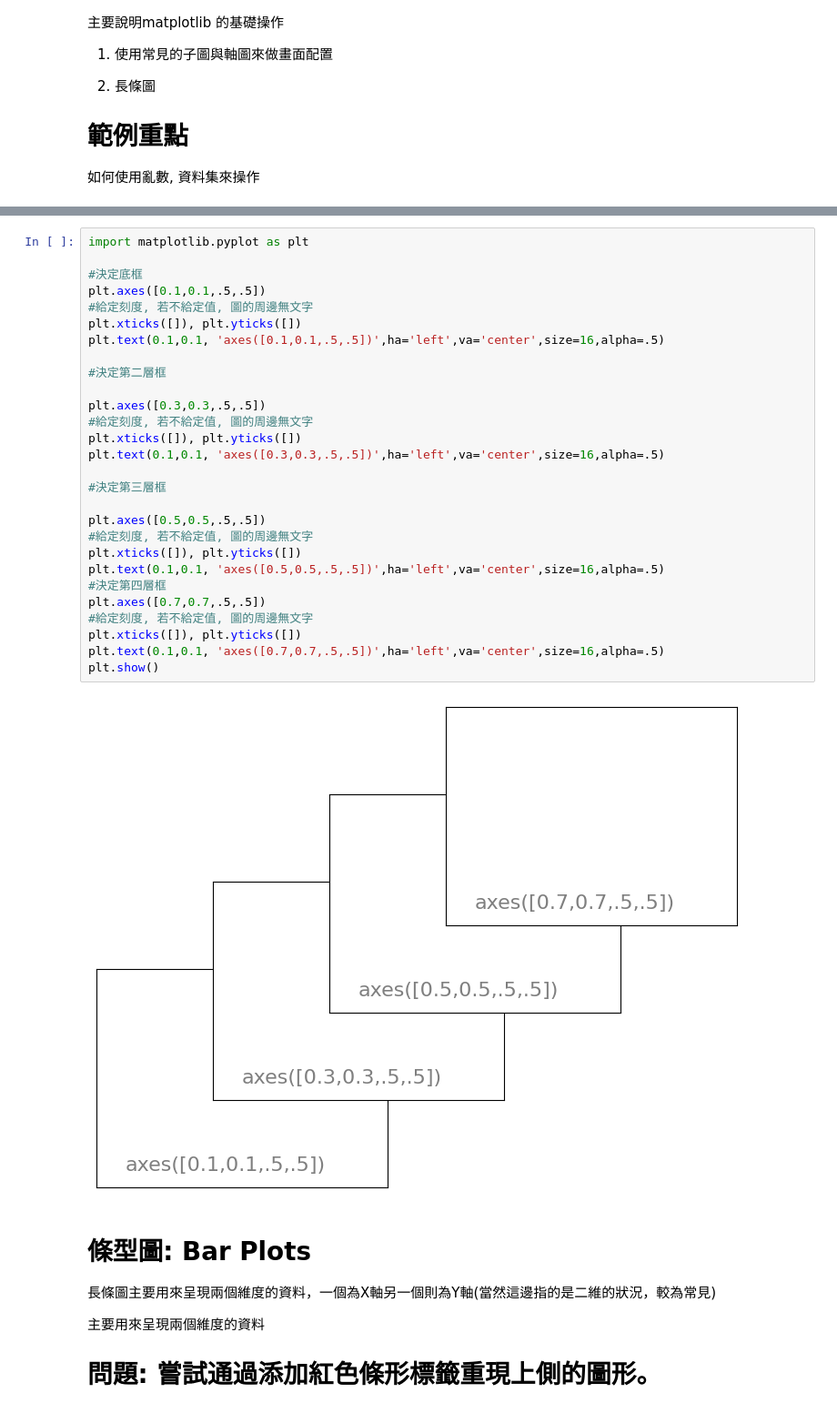
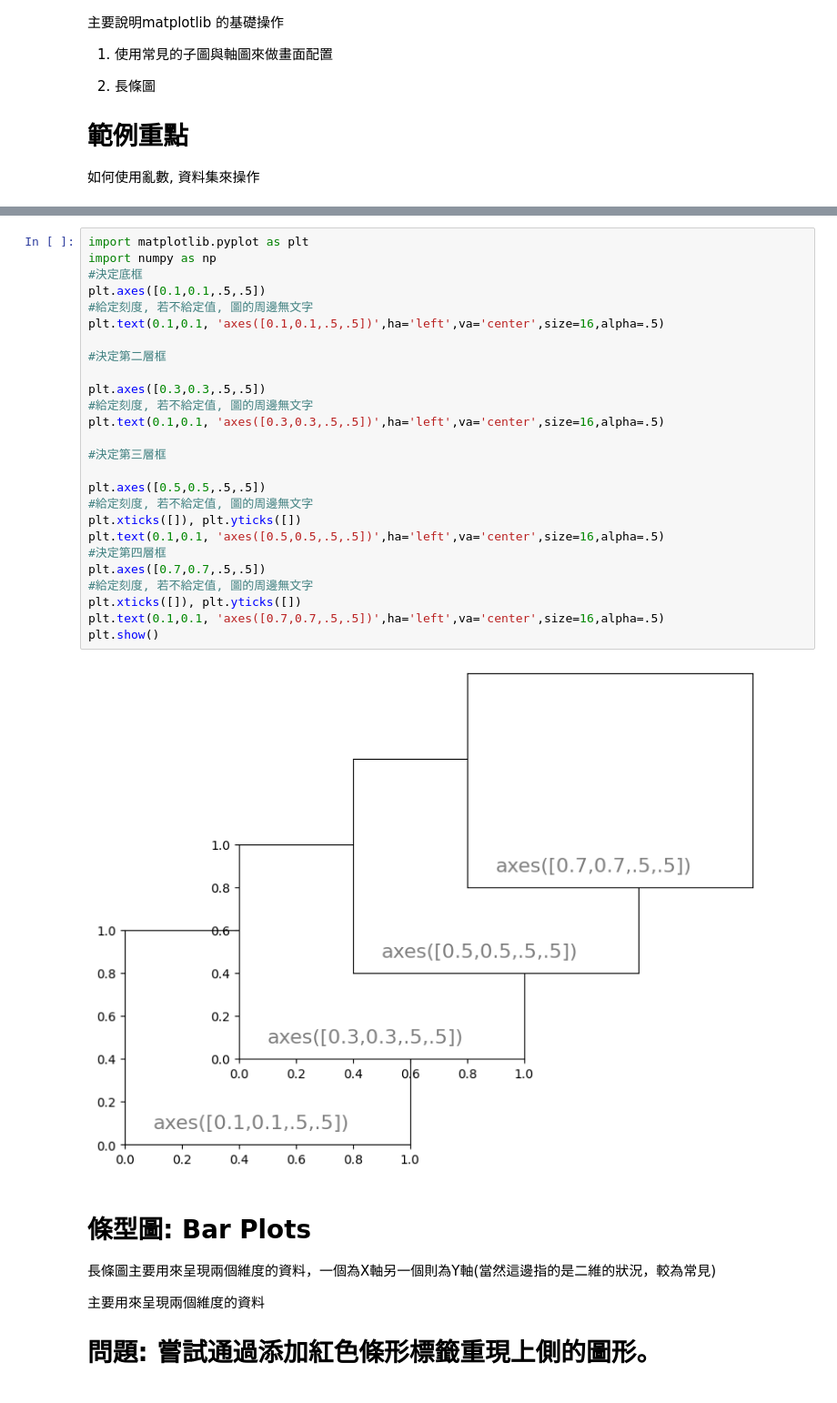
Before and after one commit to zxmn147/Python-, a Jupyter notebook: homeworks/Day20_使用 Matplotlib 繪製各種常用圖表_HW.ipynb, the cells around one changed output, grey strips where cells are left out. Shown: that part at 91% size. Saved outputs shown, nothing was run; the diff lists cells and outputs as text.

```diff
--- a/homeworks/Day20_使用 Matplotlib 繪製各種常用圖表_HW.ipynb
+++ b/homeworks/Day20_使用 Matplotlib 繪製各種常用圖表_HW.ipynb
@@ -23,34 +23,32 @@
 ![messageImage_1623295496260.jpg](embedded-picture-1)
 # %%
 import matplotlib.pyplot as plt
-
+import numpy as np
 #決定底框
 plt.axes([0.1,0.1,.5,.5])
 #給定刻度, 若不給定值, 圖的周邊無文字
-plt.xticks([]), plt.yticks([])
 plt.text(0.1,0.1, 'axes([0.1,0.1,.5,.5])',ha='left',va='center',size=16,alpha=.5)
 
 #決定第二層框
 
 plt.axes([0.3,0.3,.5,.5])
 #給定刻度, 若不給定值, 圖的周邊無文字
-plt.xticks([]), plt.yticks([])
 plt.text(0.1,0.1, 'axes([0.3,0.3,.5,.5])',ha='left',va='center',size=16,alpha=.5)
 
 #決定第三層框
 
 plt.axes([0.5,0.5,.5,.5])
 #給定刻度, 若不給定值, 圖的周邊無文字
 plt.xticks([]), plt.yticks([])
 plt.text(0.1,0.1, 'axes([0.5,0.5,.5,.5])',ha='left',va='center',size=16,alpha=.5)
 #決定第四層框
 plt.axes([0.7,0.7,.5,.5])
 #給定刻度, 若不給定值, 圖的周邊無文字
 plt.xticks([]), plt.yticks([])
 plt.text(0.1,0.1, 'axes([0.7,0.7,.5,.5])',ha='left',va='center',size=16,alpha=.5)
 plt.show()
 # %% [output]
-[figure, old version]
+[figure, new version]
 # %% [markdown]
 # 條型圖: Bar Plots
 
```
Also changed, not shown: 1 other file.
